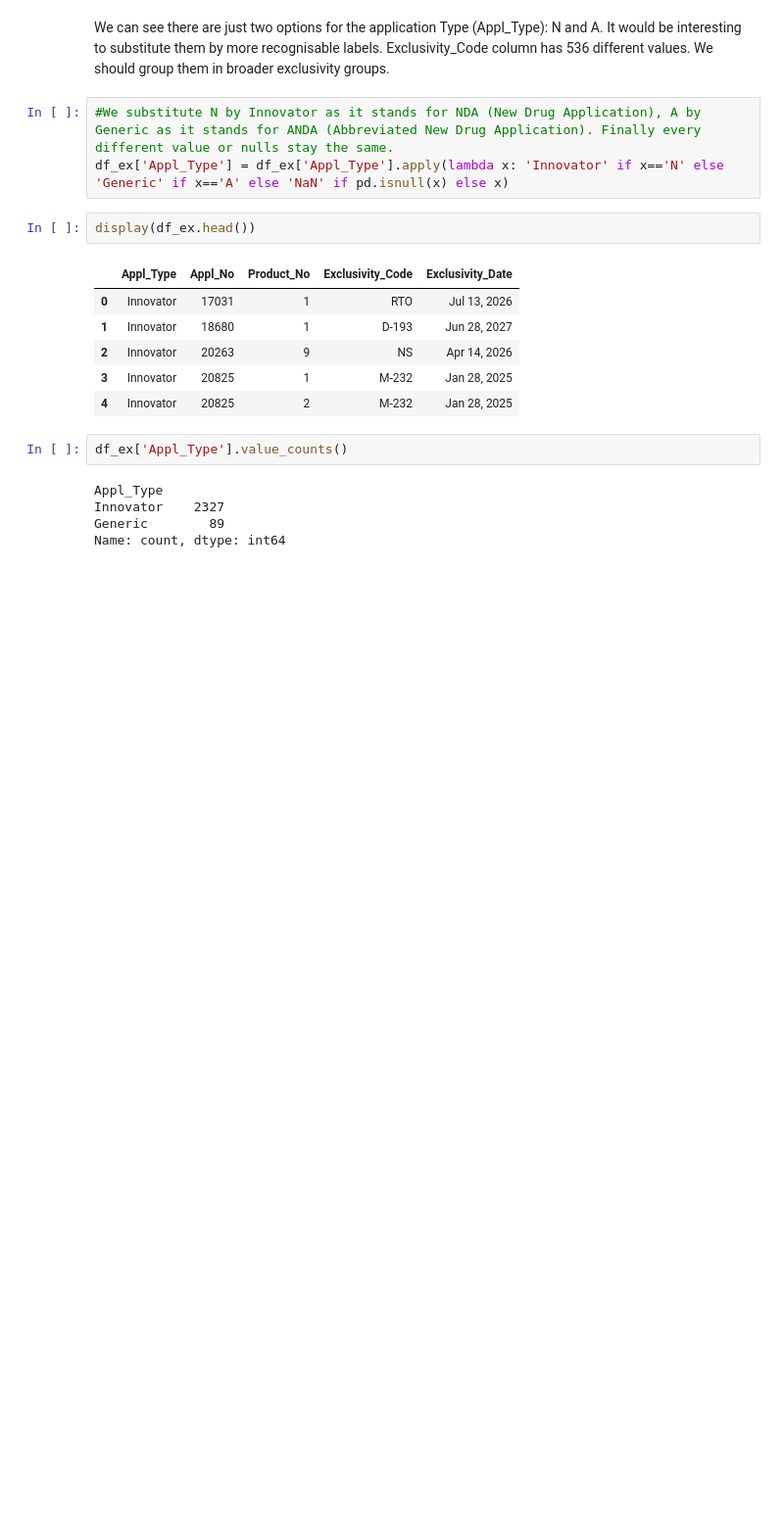
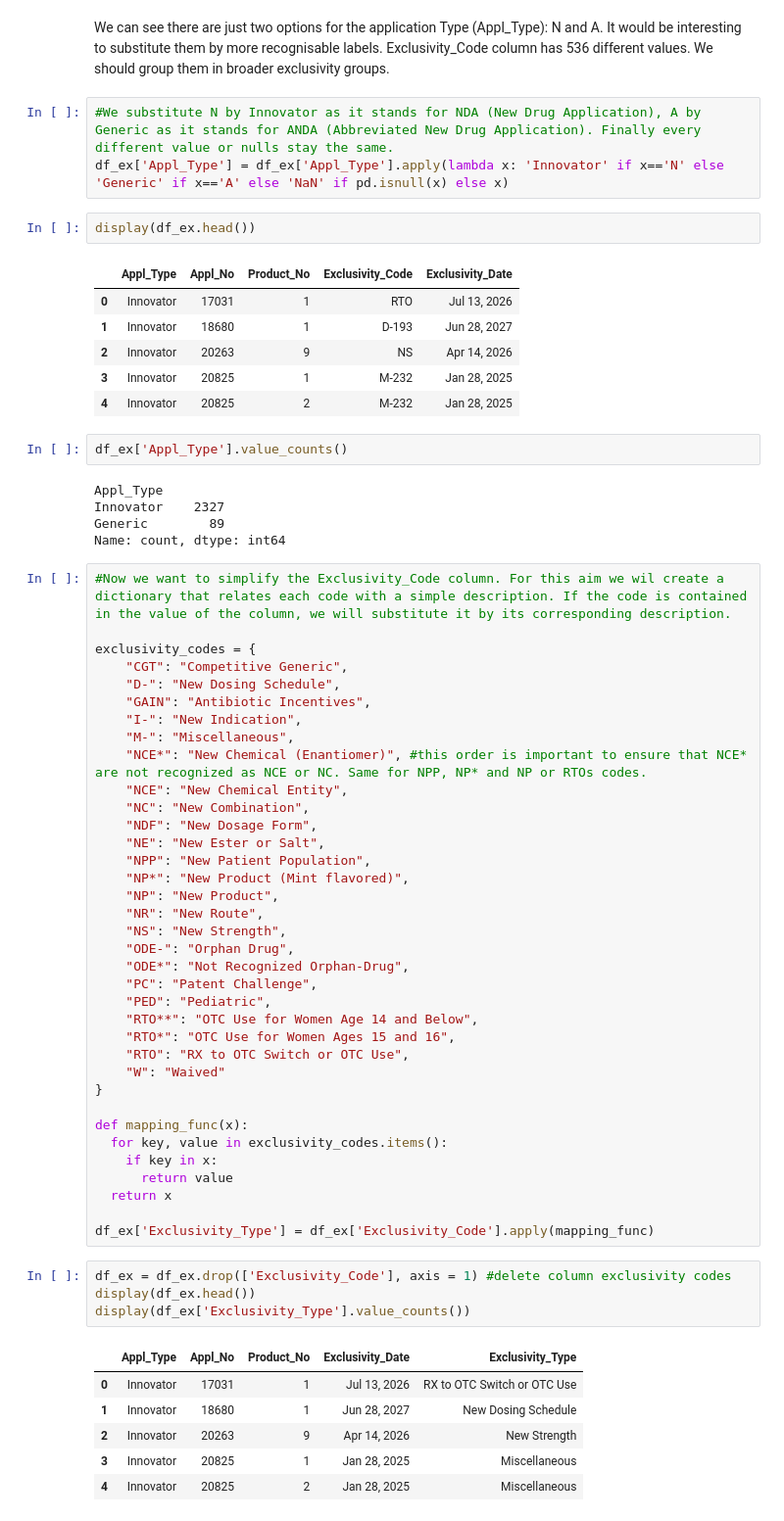
Before and after one commit to juanjomarcruz/FDA_Orange_Book_Project, a Jupyter notebook: 2_Jupyter_Notebooks/pre_analysis_cleaning_transformation_ex.ipynb, the cells around one changed output. Shown at 98% size. Saved outputs shown, nothing was run; the diff lists cells and outputs as text; blank space fills up the shorter version.

Commit message:
PreAnalysis, Cleaning and Transformation of Exclusivity and Product tables is completed.

```diff
--- a/2_Jupyter_Notebooks/pre_analysis_cleaning_transformation_ex.ipynb
+++ b/2_Jupyter_Notebooks/pre_analysis_cleaning_transformation_ex.ipynb
@@ -135,3 +132,50 @@ Appl_Type
 Innovator    2327
 Generic        89
 Name: count, dtype: int64
+# %%
+#Now we want to simplify the Exclusivity_Code column. For this aim we wil create a dictionary that relates each code with a simple description. If the code is contained in the value of the column, we will substitute it by its corresponding description.
+
+exclusivity_codes = {
+    "CGT": "Competitive Generic",
+    "D-": "New Dosing Schedule",
+    "GAIN": "Antibiotic Incentives",
+    "I-": "New Indication",
+    "M-": "Miscellaneous",
+    "NCE*": "New Chemical (Enantiomer)", #this order is important to ensure that NCE* are not recognized as NCE or NC. Same for NPP, NP* and NP or RTOs codes.
+    "NCE": "New Chemical Entity",
+    "NC": "New Combination",
+    "NDF": "New Dosage Form",
+    "NE": "New Ester or Salt",
+    "NPP": "New Patient Population",
+    "NP*": "New Product (Mint flavored)",
+    "NP": "New Product",
+    "NR": "New Route",
+    "NS": "New Strength",
+    "ODE-": "Orphan Drug",
+    "ODE*": "Not Recognized Orphan-Drug",
+    "PC": "Patent Challenge",
+    "PED": "Pediatric",
+    "RTO**": "OTC Use for Women Age 14 and Below",
+    "RTO*": "OTC Use for Women Ages 15 and 16",
+    "RTO": "RX to OTC Switch or OTC Use",
+    "W": "Waived"
+}
+
+def mapping_func(x):
+  for key, value in exclusivity_codes.items():
+    if key in x:
+      return value
+  return x
+
+df_ex['Exclusivity_Type'] = df_ex['Exclusivity_Code'].apply(mapping_func)
+# %%
+df_ex = df_ex.drop(['Exclusivity_Code'], axis = 1) #delete column exclusivity codes
+display(df_ex.head())
+display(df_ex['Exclusivity_Type'].value_counts())
+# %% [output]
+|  | Appl_Type | Appl_No | Product_No | Exclusivity_Date | Exclusivity_Type |
+| 0 | Innovator | 17031 | 1 | Jul 13, 2026 | RX to OTC Switch or OTC Use |
+| 1 | Innovator | 18680 | 1 | Jun 28, 2027 | New Dosing Schedule |
+| 2 | Innovator | 20263 | 9 | Apr 14, 2026 | New Strength |
+| 3 | Innovator | 20825 | 1 | Jan 28, 2025 | Miscellaneous |
+| 4 | Innovator | 20825 | 2 | Jan 28, 2025 | Miscellaneous |
```
Also changed, not shown: parts of 5 cells of this notebook, 6 other files.
